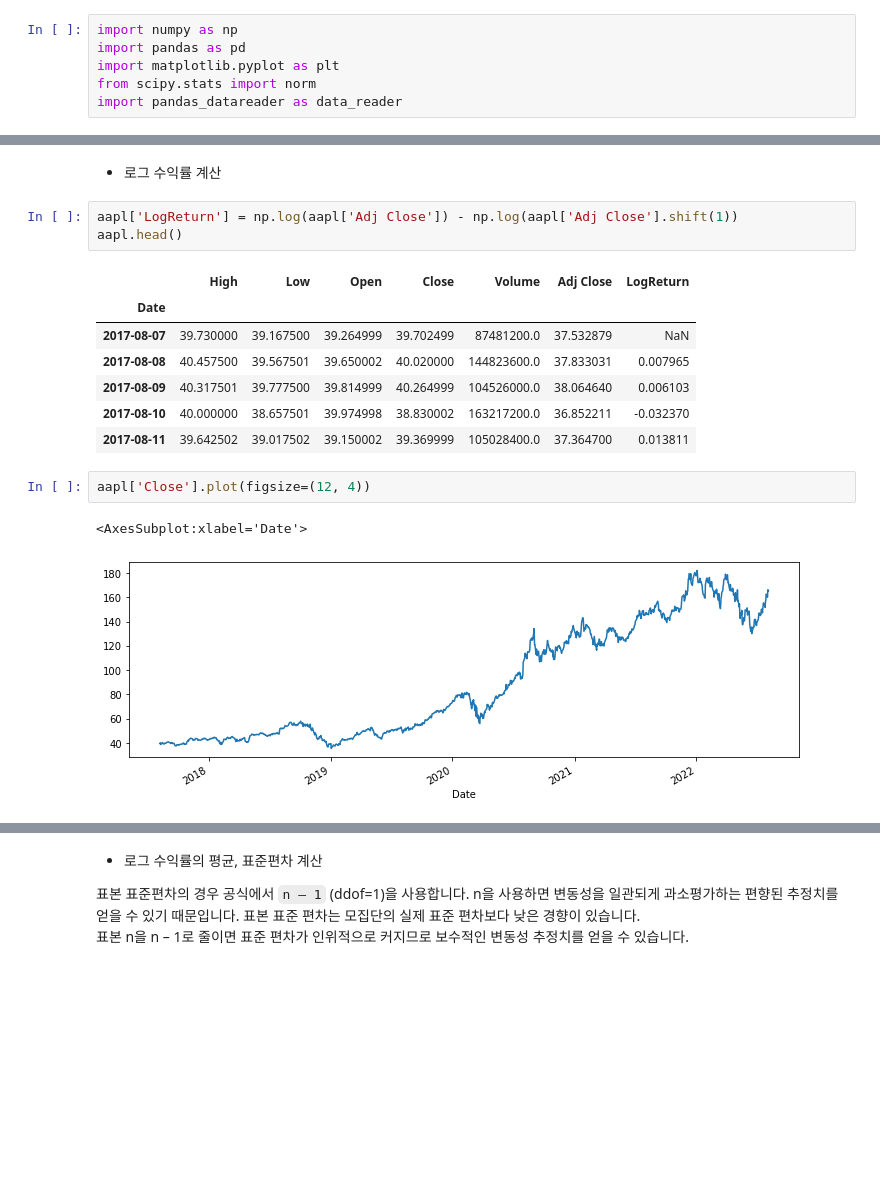
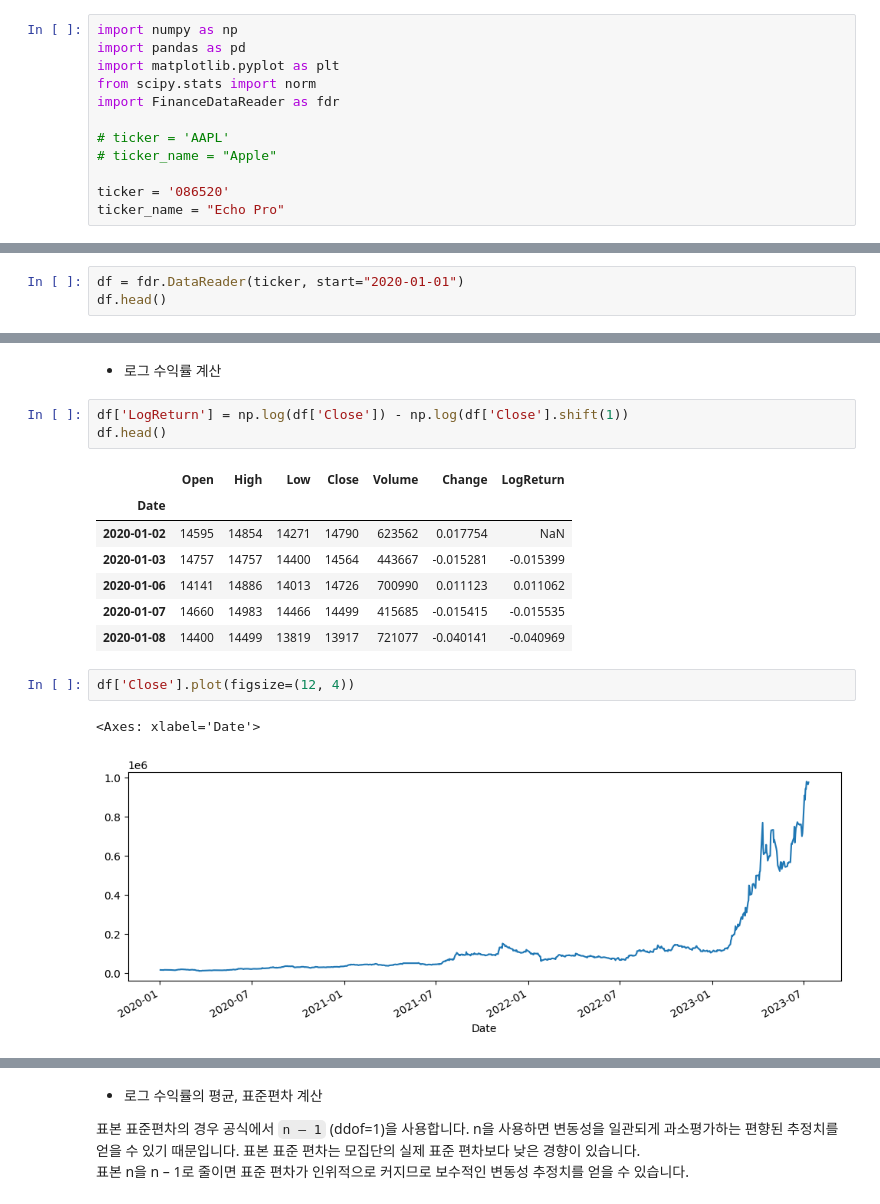
Before and after one commit to ironmanciti/Finance_ML_Lecture, a Jupyter notebook: 045_VaR_Risk.ipynb, the cells around one changed output, grey strips where cells are left out. Cells and saved outputs as stored; diff of their text form; blank space fills up the shorter version.

```diff
--- a/045_VaR_Risk.ipynb
+++ b/045_VaR_Risk.ipynb
@@ -12,4 +21,10 @@ import numpy as np
 import pandas as pd
 import matplotlib.pyplot as plt
 from scipy.stats import norm
-import pandas_datareader as data_reader
+import FinanceDataReader as fdr
+
+# ticker = 'AAPL'
+# ticker_name = "Apple"
+
+ticker = '086520'
+ticker_name = "Echo Pro"
@@ -26,0 +31,3 @@ aapl.head()
+# %%
+df = fdr.DataReader(ticker, start="2020-01-01")
+df.head()
@@ -27,19 +42,19 @@ aapl.head()
 # %% [markdown]
 - 로그 수익률 계산
 # %%
-aapl['LogReturn'] = np.log(aapl['Adj Close']) - np.log(aapl['Adj Close'].shift(1))
-aapl.head()
+df['LogReturn'] = np.log(df['Close']) - np.log(df['Close'].shift(1))
+df.head()
 # %% [output]
-|  | High | Low | Open | Close | Volume | Adj Close | LogReturn |
+|  | Open | High | Low | Close | Volume | Change | LogReturn |
 | Date |  |  |  |  |  |  |  |
-| 2017-08-07 | 39.730000 | 39.167500 | 39.264999 | 39.702499 | 87481200.0 | 37.532879 | NaN |
-| 2017-08-08 | 40.457500 | 39.567501 | 39.650002 | 40.020000 | 144823600.0 | 37.833031 | 0.007965 |
-| 2017-08-09 | 40.317501 | 39.777500 | 39.814999 | 40.264999 | 104526000.0 | 38.064640 | 0.006103 |
-| 2017-08-10 | 40.000000 | 38.657501 | 39.974998 | 38.830002 | 163217200.0 | 36.852211 | -0.032370 |
-| 2017-08-11 | 39.642502 | 39.017502 | 39.150002 | 39.369999 | 105028400.0 | 37.364700 | 0.013811 |
+| 2020-01-02 | 14595 | 14854 | 14271 | 14790 | 623562 | 0.017754 | NaN |
+| 2020-01-03 | 14757 | 14757 | 14400 | 14564 | 443667 | -0.015281 | -0.015399 |
+| 2020-01-06 | 14141 | 14886 | 14013 | 14726 | 700990 | 0.011123 | 0.011062 |
+| 2020-01-07 | 14660 | 14983 | 14466 | 14499 | 415685 | -0.015415 | -0.015535 |
+| 2020-01-08 | 14400 | 14499 | 13819 | 13917 | 721077 | -0.040141 | -0.040969 |
 # %%
-aapl['Close'].plot(figsize=(12, 4))
+df['Close'].plot(figsize=(12, 4))
 # %% [output]
-<AxesSubplot:xlabel='Date'>
+<Axes: xlabel='Date'>
-[figure, old version]
+[figure, new version]
 # %%
```
Also changed, not shown: parts of 31 cells of this notebook, 30 other files.
